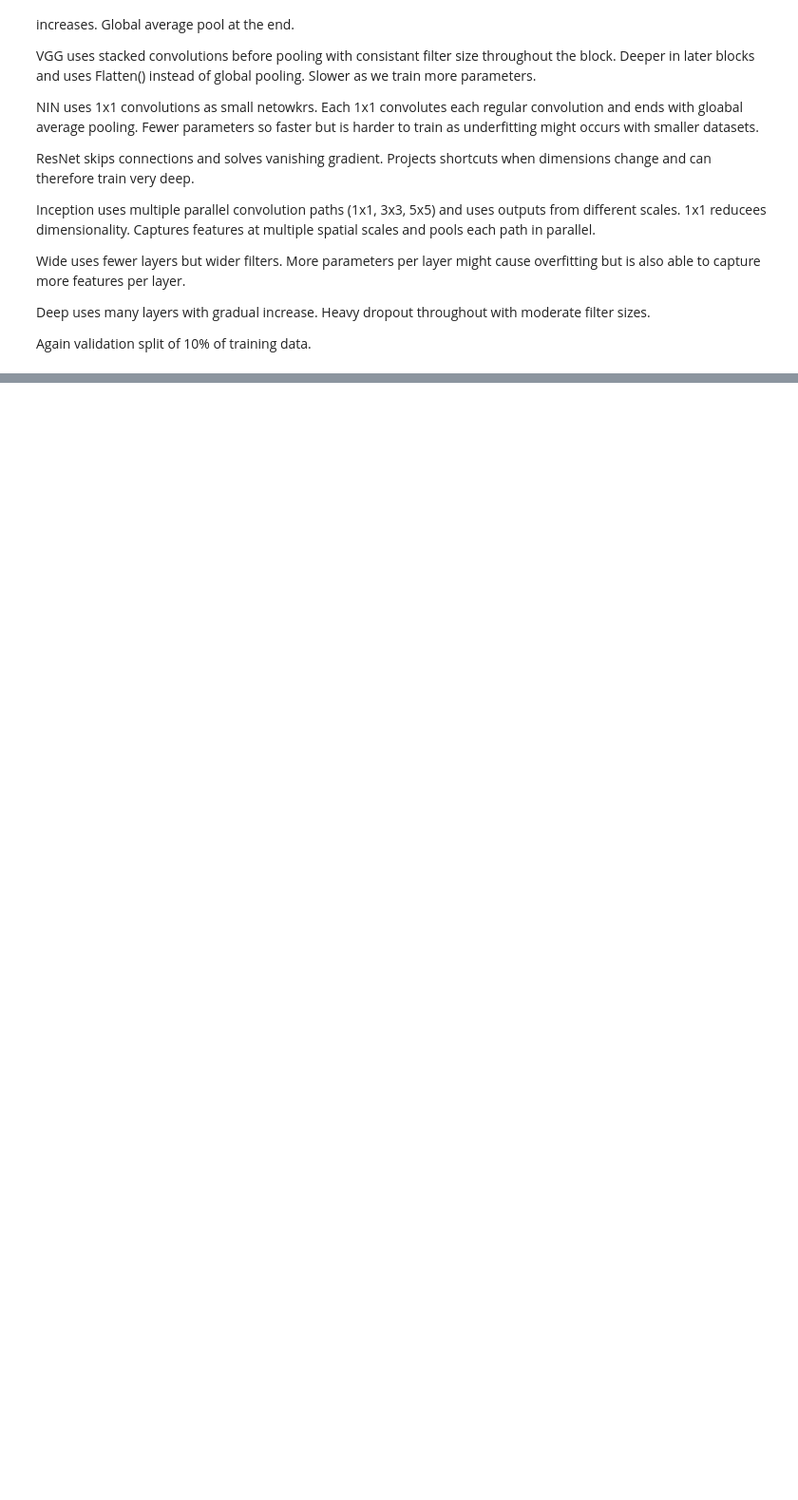
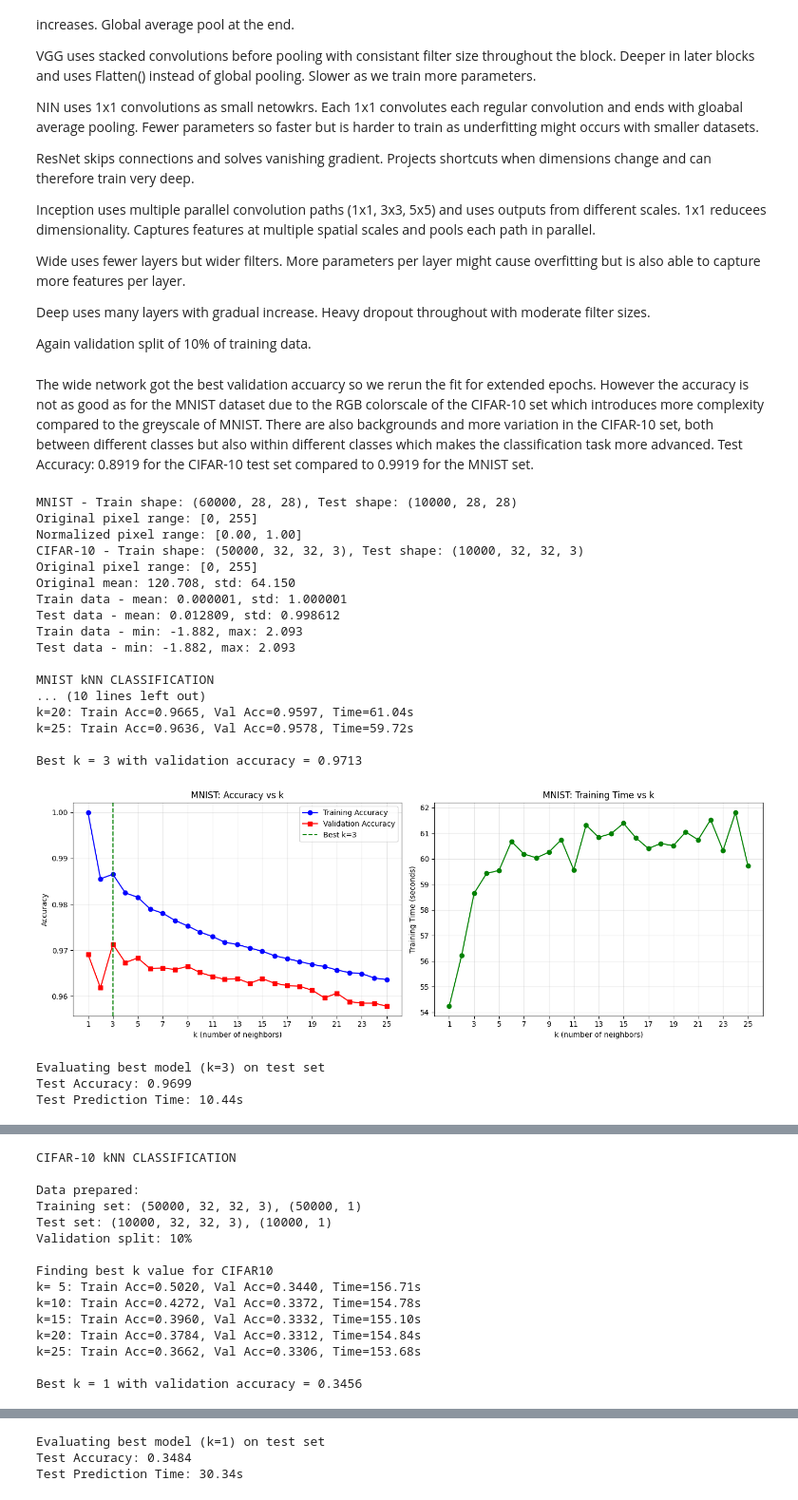
Before and after one commit to Odjej/TME286, a Jupyter notebook: Assignment 2 Image classification/ass2.ipynb, the cells around one changed output, grey strips where cells are left out. Shown at 95% size. Drawn from its saved outputs; the diff is of its cells as text; code cells hidden in the pictures; blank space fills up the shorter version.

```diff
--- a/Assignment 2 Image classification/ass2.ipynb
+++ b/Assignment 2 Image classification/ass2.ipynb
@@ -1215,12 +1240,12 @@ def run_architecture_experiments(x_train, y_train, x_test, y_test, epochs=30):
 # %%
 def main():
     """
-    Main function to demonstrate the CIFAR-10 CNN class with experiments.
+    Main function forthe CIFAR-10 CNN class with experiments.
     """
     print("CIFAR-10 CNN ARCHITECTURE EXPERIMENTS")
 
     # Load normalized CIFAR-10 data
-    print("\n1. Loading CIFAR-10 dataset...")
+    print("\n1. Loading CIFAR-10 dataset")
     (x_train, y_train), (x_test, y_test) = normalize_cifar10()
 
     print(f"Training data shape: {x_train.shape}")
@@ -1265,6 +1290,7 @@ def main():
     return best_cnn, results_df
 
 
+
 if __name__ == "__main__":
     best_model, results = main()
 # %% [output]
@@ -1302,3 +1392,5 @@ Wide uses fewer layers but wider filters. More parameters per layer might cause
 Deep uses many layers with gradual increase. Heavy dropout throughout with moderate filter sizes.
 
 Again validation split of 10\% of training data.
+# %% [markdown]
+The wide network got the best validation accuarcy so we rerun the fit for extended epochs. However the accuracy is not as good as for the MNIST dataset due to the RGB colorscale of the CIFAR-10 set which introduces more complexity compared to the greyscale of MNIST. There are also backgrounds and more variation in the CIFAR-10 set, both between different classes but also within different classes which makes the classification task more advanced. Test Accuracy: 0.8919 for the CIFAR-10 test set compared to 0.9919 for the MNIST set.
@@ -1304,0 +1642,25 @@ Again validation split of 10\% of training data.
+# %%
+if __name__ == "__main__":
+    results = run_knn_experiments()
+# %% [output]
+MNIST - Train shape: (60000, 28, 28), Test shape: (10000, 28, 28)
+Original pixel range: [0, 255]
+Normalized pixel range: [0.00, 1.00]
+CIFAR-10 - Train shape: (50000, 32, 32, 3), Test shape: (10000, 32, 32, 3)
+Original pixel range: [0, 255]
+Original mean: 120.708, std: 64.150
+Train data - mean: 0.000001, std: 1.000001
+Test data - mean: 0.012809, std: 0.998612
+Train data - min: -1.882, max: 2.093
+Test data - min: -1.882, max: 2.093
+
+MNIST kNN CLASSIFICATION
+... (10 lines left out)
+k=20: Train Acc=0.9665, Val Acc=0.9597, Time=61.04s
+k=25: Train Acc=0.9636, Val Acc=0.9578, Time=59.72s
+
+Best k = 3 with validation accuracy = 0.9713
+[figure, added]
+Evaluating best model (k=3) on test set
+Test Accuracy: 0.9699
+Test Prediction Time: 10.44s
@@ -1304,0 +1668,15 @@ Again validation split of 10\% of training data.
+CIFAR-10 kNN CLASSIFICATION
+
+Data prepared:
+Training set: (50000, 32, 32, 3), (50000, 1)
+Test set: (10000, 32, 32, 3), (10000, 1)
+Validation split: 10%
+
+Finding best k value for CIFAR10
+k= 5: Train Acc=0.5020, Val Acc=0.3440, Time=156.71s
+k=10: Train Acc=0.4272, Val Acc=0.3372, Time=154.78s
+k=15: Train Acc=0.3960, Val Acc=0.3332, Time=155.10s
+k=20: Train Acc=0.3784, Val Acc=0.3312, Time=154.84s
+k=25: Train Acc=0.3662, Val Acc=0.3306, Time=153.68s
+
+Best k = 1 with validation accuracy = 0.3456
@@ -1304,0 +1684,3 @@ Again validation split of 10\% of training data.
+Evaluating best model (k=1) on test set
+Test Accuracy: 0.3484
+Test Prediction Time: 30.34s
```
Also changed, not shown: parts of 8 cells of this notebook.
